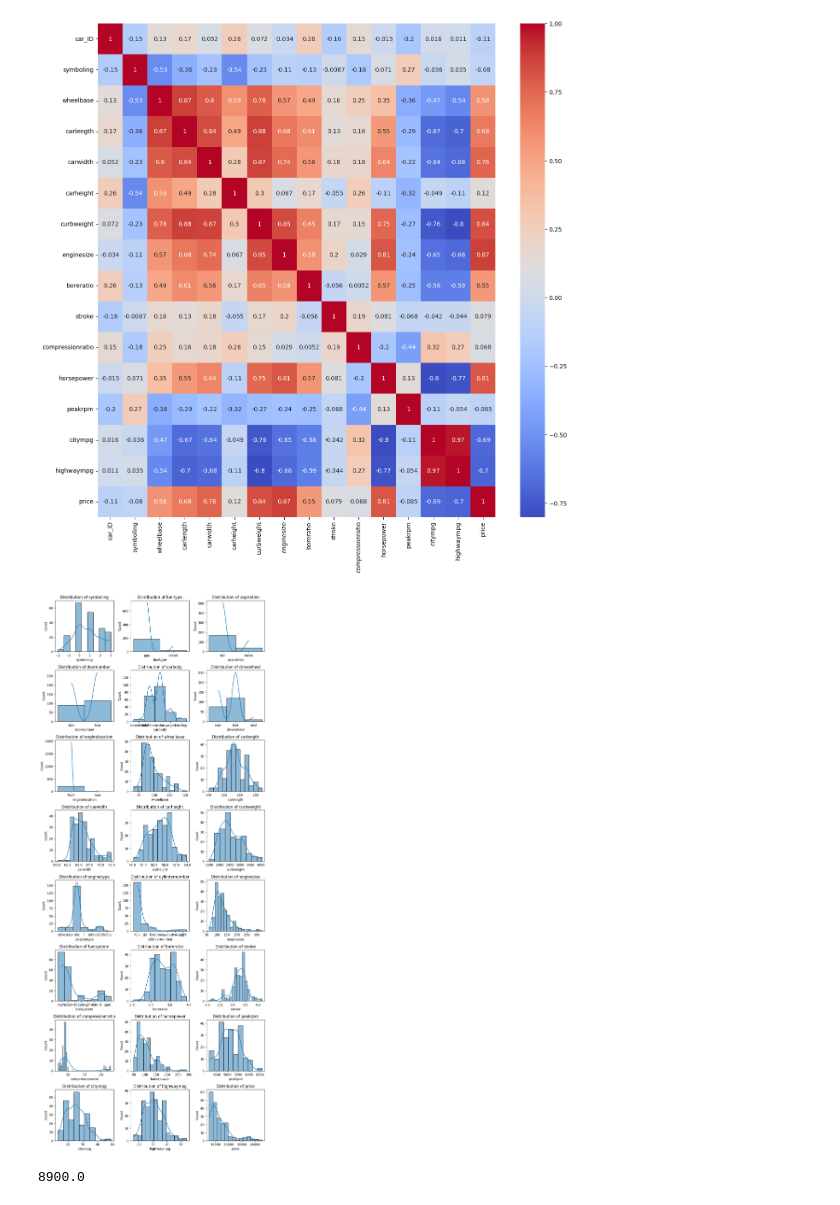
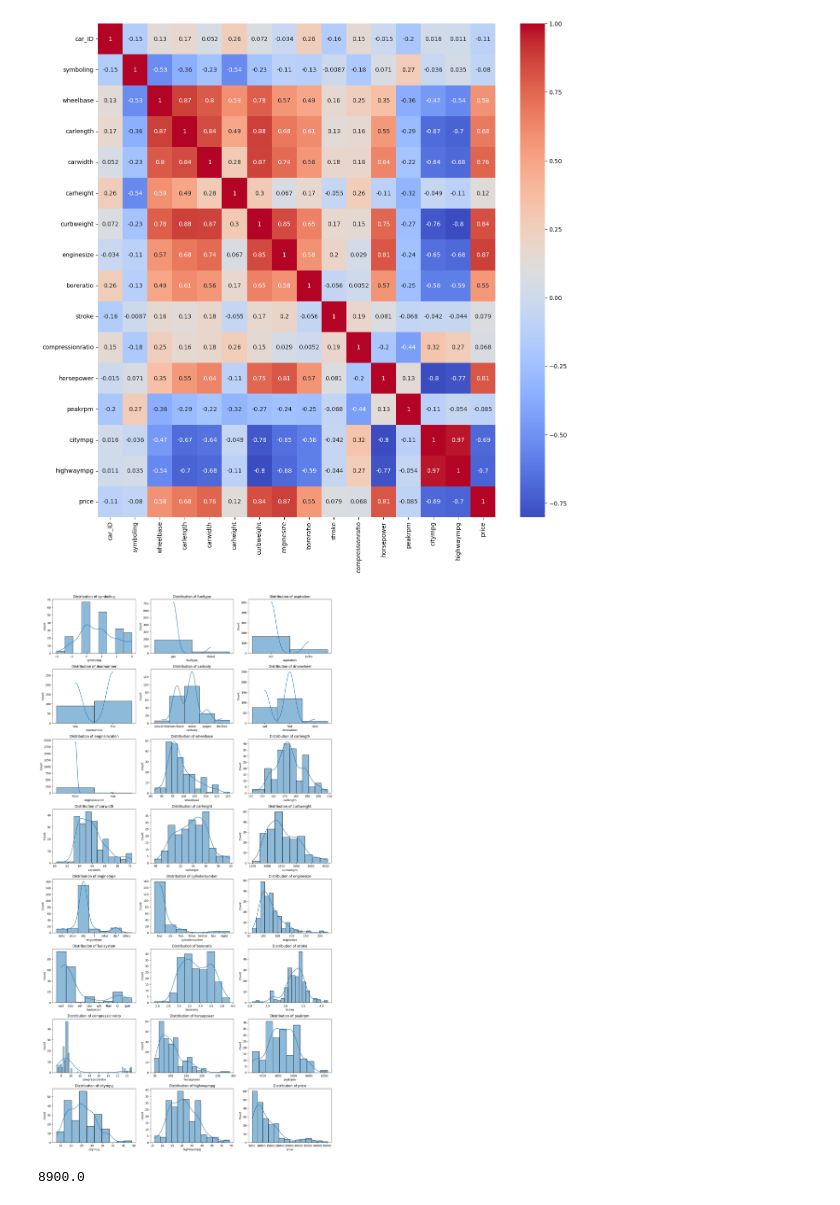
Before and after one commit to korneevec/TMS_DS, a Jupyter notebook: Lesson_13/Homework_cars.ipynb, the cells around one changed output. Saved outputs shown, nothing was run; the diff lists cells and outputs as text; code cells hidden in the pictures.

```diff
--- a/Lesson_13/Homework_cars.ipynb
+++ b/Lesson_13/Homework_cars.ipynb
@@ -60,17 +60,17 @@ features = list(train_df.columns)
 features.remove("CarName")
 features.remove("car_ID")
 # %%
-plt.figure(figsize=(10,len(features) * 3))
+plt.figure(figsize=(15,len(features) * 3.5))
 
 for i, feature in enumerate(features, 1):
     plt.subplot(len(features), 3, i)
     sns.histplot(train_df[feature], kde=True)
     plt.title(f'Distribution of {feature}')
 
 plt.tight_layout()
 plt.show()
 # %% [output]
-[figure, old version]
+[figure, new version]
 # %%
 target_mean = round(train_df['price'].mean(), 2)
 target_median = train_df['price'].median()
```
Also changed, not shown: parts of 1 cell of this notebook.
